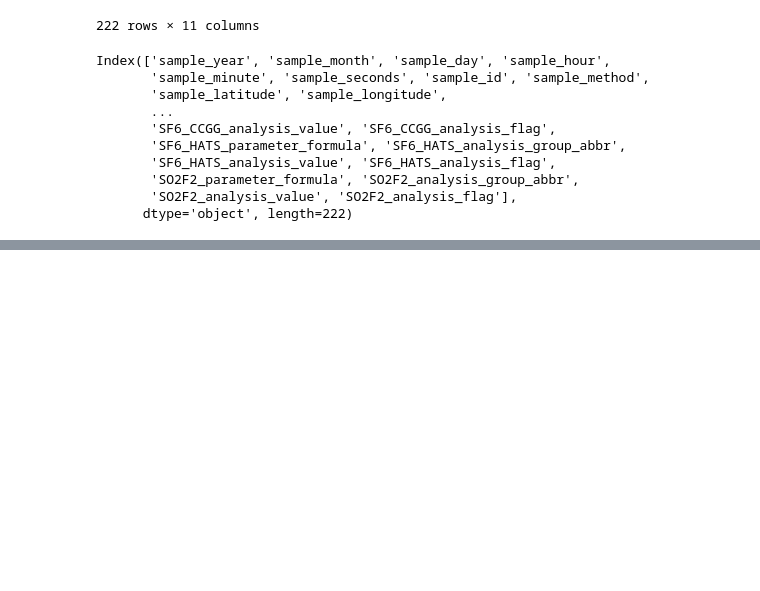
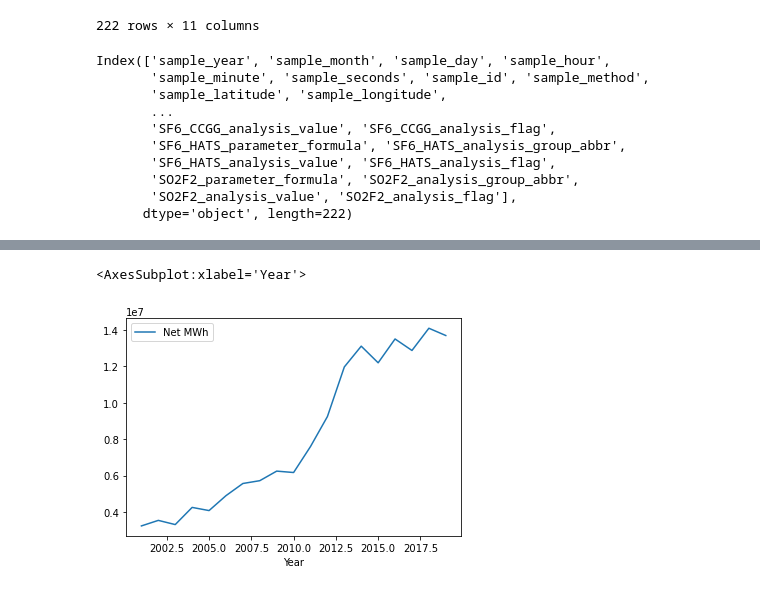
Before and after one commit to TeamNullPointers/Hack4Space, a Jupyter notebook: DataStats.ipynb, the cells around one changed output, grey strips where cells are left out. Saved outputs shown, nothing was run; the diff lists cells and outputs as text; code cells hidden in the pictures; blank space fills up the shorter version.

```diff
--- a/DataStats.ipynb
+++ b/DataStats.ipynb
@@ -42,0 +122,5 @@ Index(['sample_year', 'sample_month', 'sample_day', 'sample_hour',
+# %%
+total_wind.plot(x='Year', y=['Net MWh'])
+# %% [output]
+<AxesSubplot:xlabel='Year'>
+[figure, added]
```
Also changed, not shown: parts of 18 cells of this notebook, 9 other files.
